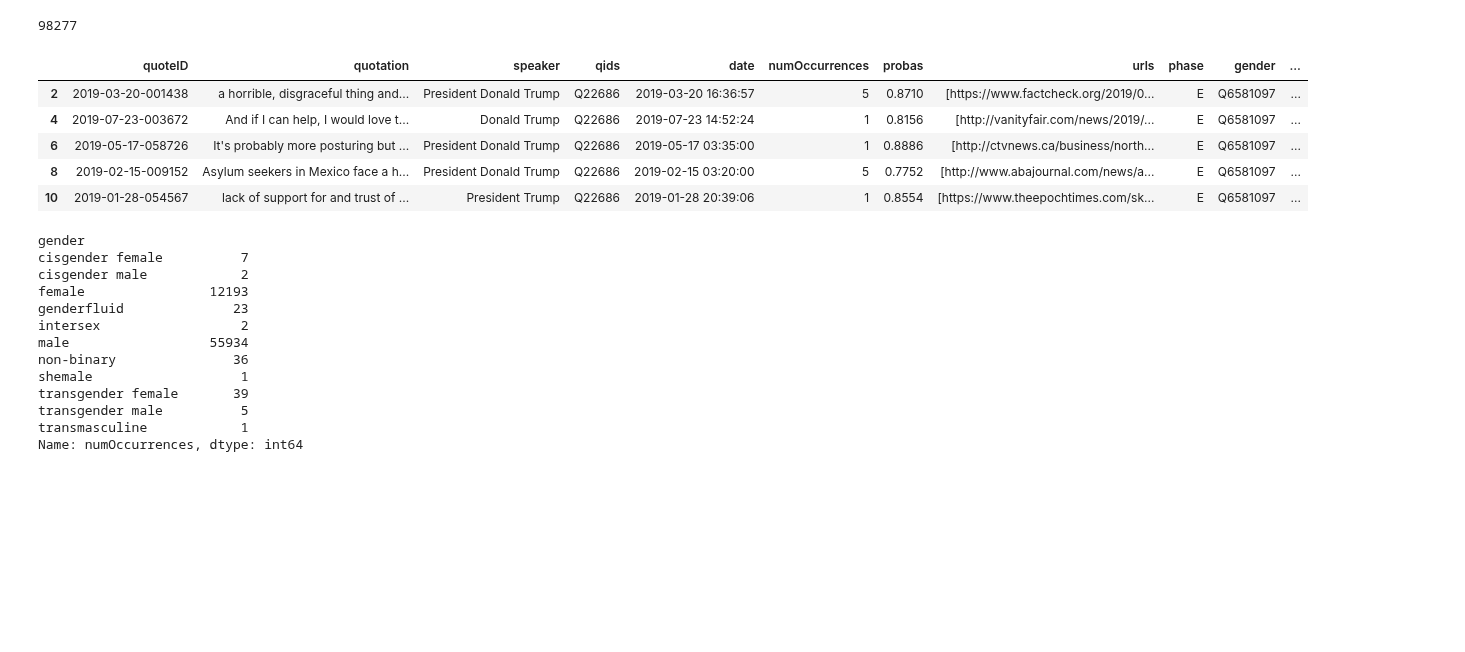
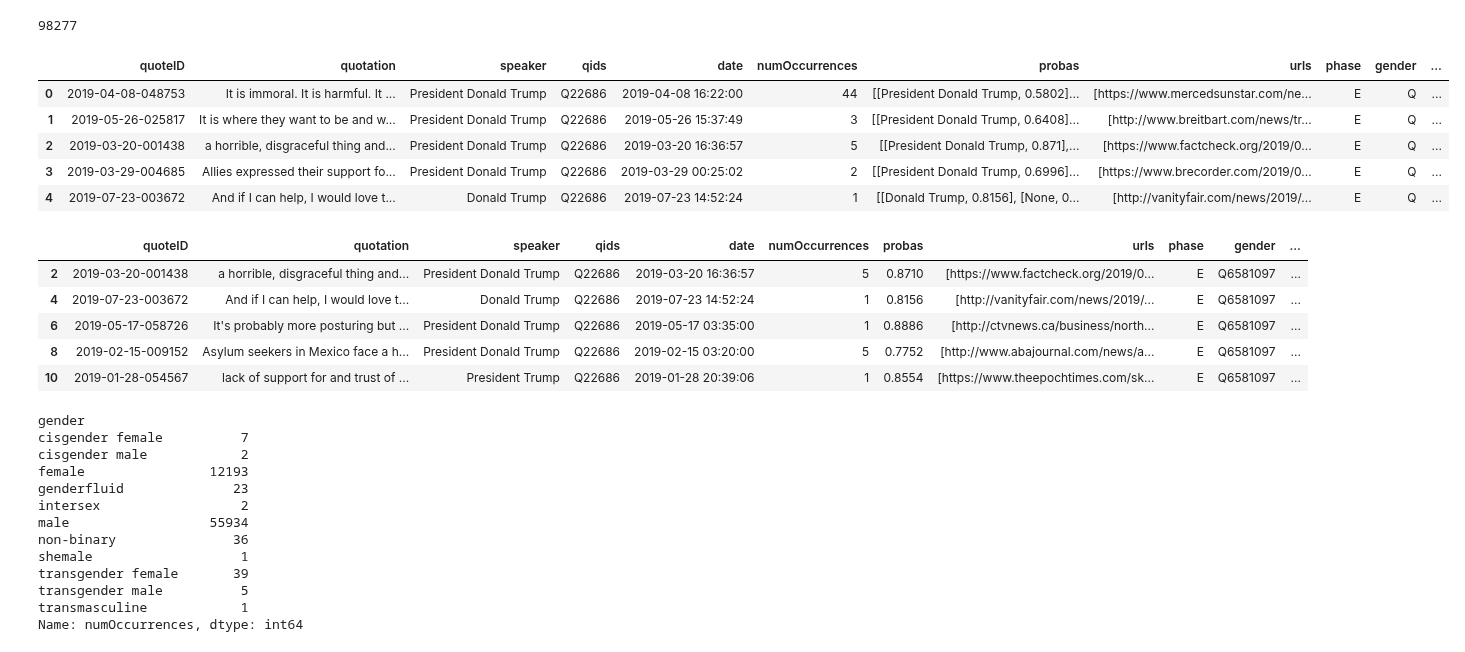
Before and after one commit to janougome/ADA-team, a Jupyter notebook: Descriptive tasks.ipynb, the cells around one changed output. Cells and saved outputs as stored; diff of their text form; code cells hidden in the pictures; blank space fills up the shorter version.

```diff
--- a/Descriptive tasks.ipynb
+++ b/Descriptive tasks.ipynb
@@ -52,6 +99,26 @@ df_new.shape[0]
 # %%
 #Keep only the first gender in the list
 df_new['gender'] = df_new['gender'].apply(lambda x: x[0])
+# %%
+
+df_new.dropna(axis = 0, subset = ['occupation'], inplace = True)
+
+def find_occupation(code):
+    if code in wiki_labels.index:
+        return wiki_labels.loc[code]['Label']
+    else:
+        return None
+
+df_new['occupation'] = df_new['occupation'].apply(lambda x: [find_occupation(i) for i in x])
+# %%
+df_new.head()
+# %% [output]
+|  | quoteID | quotation | speaker | qids | date | numOccurrences | probas | urls | phase | gender | ... |
+| 0 | 2019-04-08-048753 | It is immoral. It is harmful. It ... | President Donald Trump | Q22686 | 2019-04-08 16:22:00 | 44 | [[President Donald Trump, 0.5802]... | [https://www.mercedsunstar.com/ne... | E | Q | ... |
+| 1 | 2019-05-26-025817 | It is where they want to be and w... | President Donald Trump | Q22686 | 2019-05-26 15:37:49 | 3 | [[President Donald Trump, 0.6408]... | [http://www.breitbart.com/news/tr... | E | Q | ... |
+| 2 | 2019-03-20-001438 | a horrible, disgraceful thing and... | President Donald Trump | Q22686 | 2019-03-20 16:36:57 | 5 | [[President Donald Trump, 0.871],... | [https://www.factcheck.org/2019/0... | E | Q | ... |
+| 3 | 2019-03-29-004685 | Allies expressed their support fo... | President Donald Trump | Q22686 | 2019-03-29 00:25:02 | 2 | [[President Donald Trump, 0.6996]... | [https://www.brecorder.com/2019/0... | E | Q | ... |
+| 4 | 2019-07-23-003672 | And if I can help, I would love t... | Donald Trump | Q22686 | 2019-07-23 14:52:24 | 1 | [[Donald Trump, 0.8156], [None, 0... | [http://vanityfair.com/news/2019/... | E | Q | ... |
 # %%
 #only keeping the first probability corresponding to the speaker with the highest proba, associated as the speaker for the quotation.
 df_new['probas']= df_new['probas'].apply(lambda x: x[0][1])
```
Also changed, not shown: parts of 7 cells of this notebook, 2 other files.
